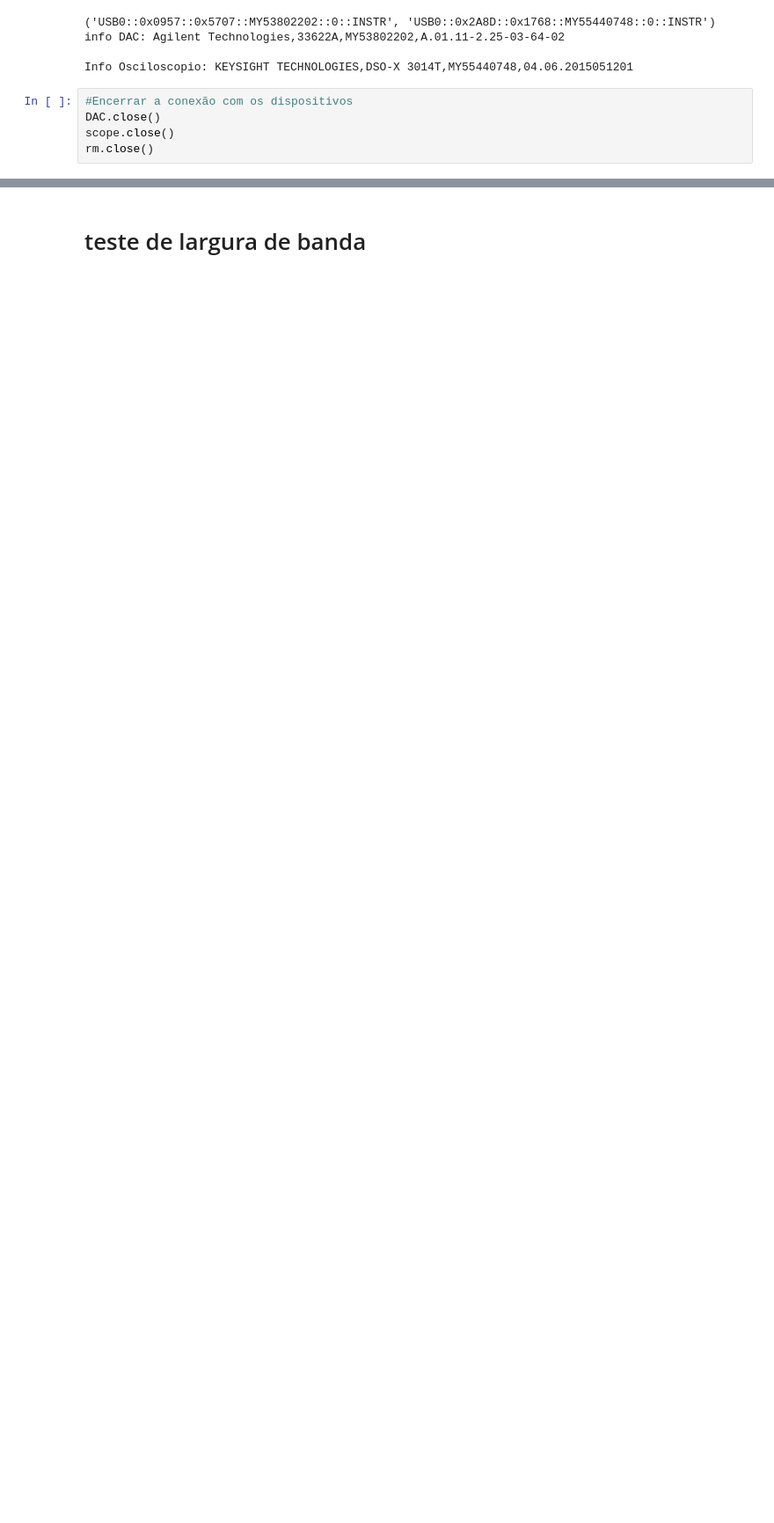
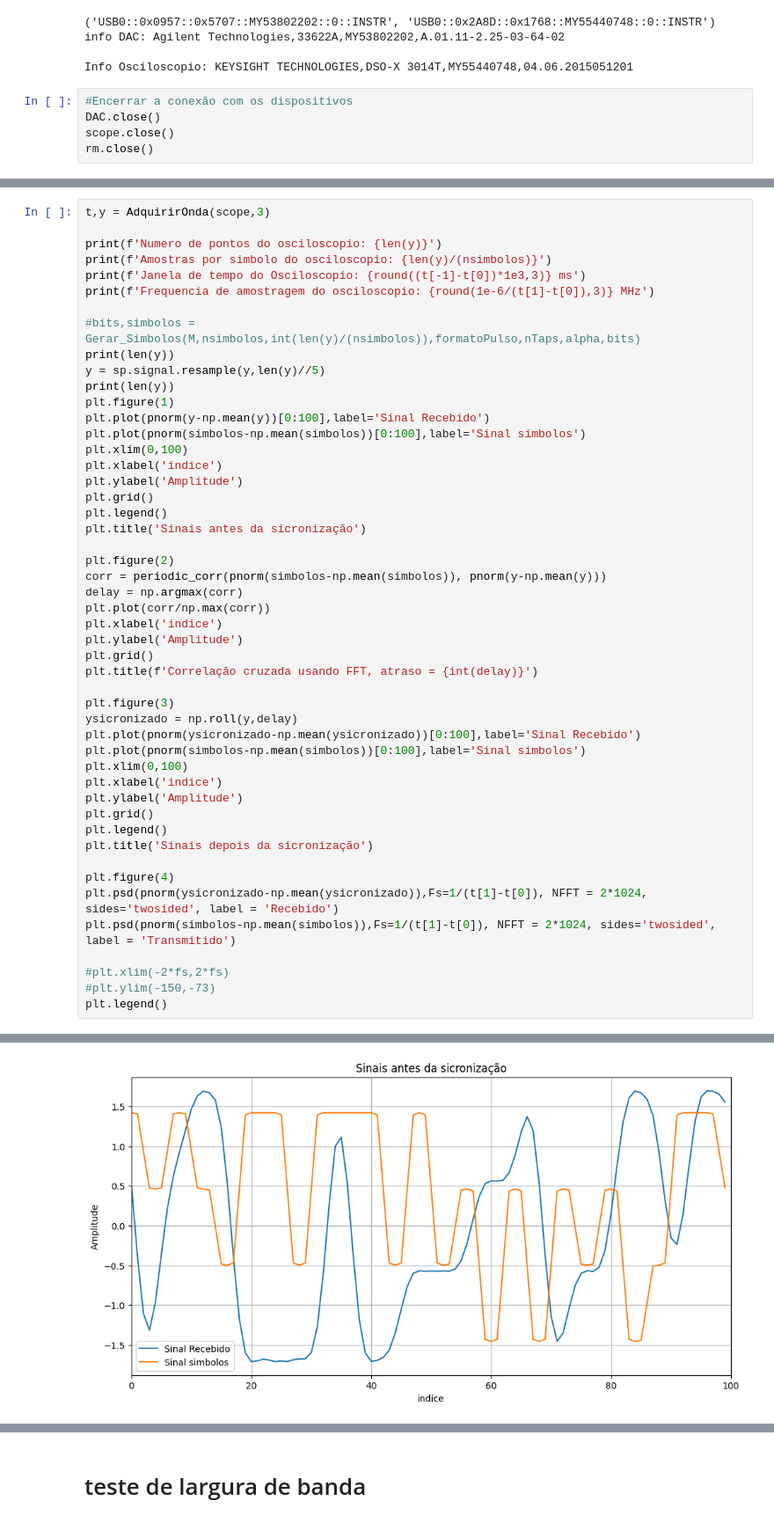
Before and after one commit to LucasLobo7/TCC, a Jupyter notebook: Equipamentos/Simulacao_Completa.ipynb, the cells around one changed output, grey strips where cells are left out. Shown at 88% size. Drawn from its saved outputs; the diff is of its cells as text; blank space fills up the shorter version.

```diff
--- a/Equipamentos/Simulacao_Completa.ipynb
+++ b/Equipamentos/Simulacao_Completa.ipynb
@@ -192,0 +147,50 @@ ber: 0.04007923076923077
+# %%
+t,y = AdquirirOnda(scope,3)
+
+print(f'Numero de pontos do osciloscopio: {len(y)}')
+print(f'Amostras por simbolo do osciloscopio: {len(y)/(nsimbolos)}')
+print(f'Janela de tempo do Osciloscopio: {round((t[-1]-t[0])*1e3,3)} ms')
+print(f'Frequencia de amostragem do osciloscopio: {round(1e-6/(t[1]-t[0]),3)} MHz')
+
+#bits,simbolos = Gerar_Simbolos(M,nsimbolos,int(len(y)/(nsimbolos)),formatoPulso,nTaps,alpha,bits)
+print(len(y))
+y = sp.signal.resample(y,len(y)//5)
+print(len(y))
+plt.figure(1)
+plt.plot(pnorm(y-np.mean(y))[0:100],label='Sinal Recebido')
+plt.plot(pnorm(simbolos-np.mean(simbolos))[0:100],label='Sinal simbolos')
+plt.xlim(0,100)
+plt.xlabel('indice')
+plt.ylabel('Amplitude')
+plt.grid()
+plt.legend()
+plt.title('Sinais antes da sicronização')
+
+plt.figure(2)
+corr = periodic_corr(pnorm(simbolos-np.mean(simbolos)), pnorm(y-np.mean(y)))
+delay = np.argmax(corr)
+plt.plot(corr/np.max(corr))
+plt.xlabel('indice')
+plt.ylabel('Amplitude')
+plt.grid()
+plt.title(f'Correlação cruzada usando FFT, atraso = {int(delay)}')
+
+plt.figure(3)
+ysicronizado = np.roll(y,delay)
+plt.plot(pnorm(ysicronizado-np.mean(ysicronizado))[0:100],label='Sinal Recebido')
+plt.plot(pnorm(simbolos-np.mean(simbolos))[0:100],label='Sinal simbolos')
+plt.xlim(0,100)
+plt.xlabel('indice')
+plt.ylabel('Amplitude')
+plt.grid()
+plt.legend()
+plt.title('Sinais depois da sicronização')
+
+plt.figure(4)
+plt.psd(pnorm(ysicronizado-np.mean(ysicronizado)),Fs=1/(t[1]-t[0]), NFFT = 2*1024, sides='twosided', label = 'Recebido')
+plt.psd(pnorm(simbolos-np.mean(simbolos)),Fs=1/(t[1]-t[0]), NFFT = 2*1024, sides='twosided', label = 'Transmitido')
+
+#plt.xlim(-2*fs,2*fs)
+#plt.ylim(-150,-73)
+plt.legend()
+# %% [output]
@@ -192,0 +204 @@ ber: 0.04007923076923077
+[figure, added]
```
Also changed, not shown: parts of 10 cells of this notebook, 3 other files.
